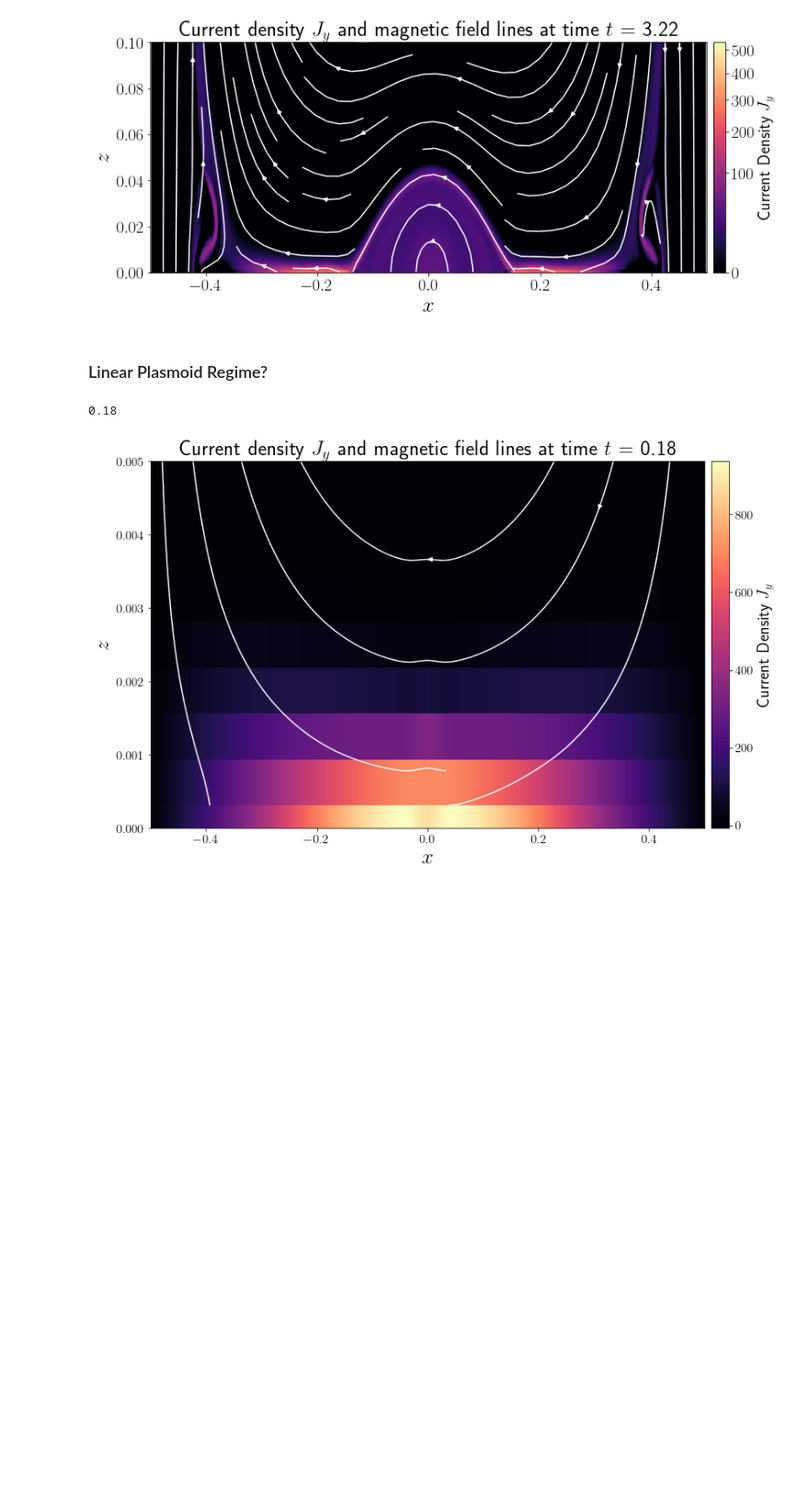
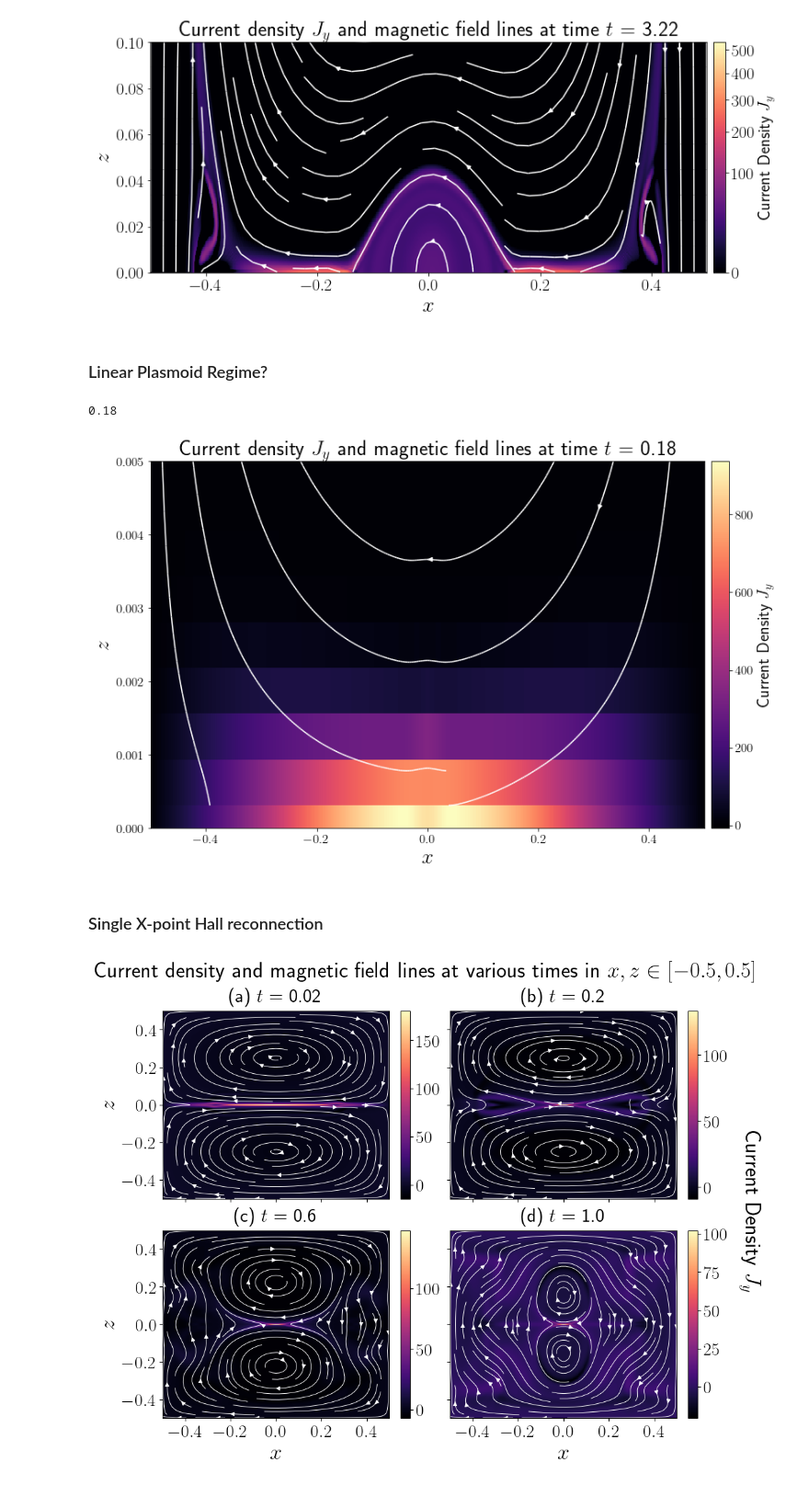
Before and after one commit to conanliptortt/MMath-Project-CL, a Jupyter notebook: Current_Magnetic_Field_Lines/current_mag_field.ipynb, the cells around one changed output. Shown at 92% size. Drawn from its saved outputs; the diff is of its cells as text; code cells hidden in the pictures; blank space fills up the shorter version.

```diff
--- a/Current_Magnetic_Field_Lines/current_mag_field.ipynb
+++ b/Current_Magnetic_Field_Lines/current_mag_field.ipynb
@@ -12,7 +12,7 @@ import glob as glob
 %matplotlib inline
 from mpl_toolkits.axes_grid1 import make_axes_locatable
 # %%
-hard_drive = '/volumes/My Passport/MMath Project/sim_800_15'
+hard_drive = '/local_raid/honproj2/conan/sim_3_hall'
 os.chdir(hard_drive)
 
 
@@ -227,7 +227,7 @@ def current_mag_field_lines_mult_fd(d_values, data_dir):
         current = data.Current_Jz.data
 
         X, Y = np.meshgrid(xb, yb, indexing='ij')
-        pcm = ax.pcolormesh(X, Y, current, norm=norm, cmap='magma')
+        pcm = ax.pcolormesh(X, Y, current, cmap='magma')
 
         # Plot magentic field lines
         g_mid = data.Grid_Grid_mid
@@ -238,7 +238,7 @@ def current_mag_field_lines_mult_fd(d_values, data_dir):
         Bxc = data.Magnetic_Field_Bx_centred.data
         Byc = data.Magnetic_Field_By_centred.data
 
-        ax.streamplot(X, Y, np.transpose(Bxc), np.transpose(Byc), color='white', minlength=0.1, density=1)
+        ax.streamplot(X, Y, np.transpose(Bxc), np.transpose(Byc), color='white',linewidth=0.7, minlength=0.1, density=1)
 
         # Plot time on graph explicitly
         t = data.Last_dump_time_requested.data
@@ -249,7 +249,7 @@ def current_mag_field_lines_mult_fd(d_values, data_dir):
         ax.set_ylim(-0.5, 0.5)
         ax.set_xlim(-0.5, 0.5)
 
-        ax.set_title(letters[index]+ r' $t=$' + f' {np.round(t,2)}', size=18)
+        ax.set_title(letters[index]+ r' $t=$' + f' {np.round(t,2)}', size=22, pad=10)
         # Use MaxNLocator to limit the number of ticks
         ax.xaxis.set_major_locator(MaxNLocator(integer=True, nbins=5))
         ax.yaxis.set_major_locator(MaxNLocator(integer=True, nbins=5))
@@ -259,26 +259,26 @@ def current_mag_field_lines_mult_fd(d_values, data_dir):
             ax.set_xticklabels([])
         if index % 2 != 0:  # Right two plots
             ax.set_yticklabels([])
+        fig.colorbar(pcm, ax=ax, orientation='vertical')
 
 
-
-    axs[1, 1].set_xlabel('$x$', size=20)
-    axs[1, 0].set_xlabel('$x$', size=20)
-    axs[0, 0].set_ylabel('$z$', size=20)
-    axs[1, 0].set_ylabel('$z$', size=20)
+    axs[1, 1].set_xlabel('$x$', size=25)
+    axs[1, 0].set_xlabel('$x$', size=25)
+    axs[0, 0].set_ylabel('$z$', size=25)
+    axs[1, 0].set_ylabel('$z$', size=25)
     axs[1, 0].tick_params(left=True, labelleft=True, bottom=True, labelbottom=True)
 
 
     # Place a color bar at the right-hand side of the figure
-    cbar=fig.colorbar(pcm, ax=axs,norm=norm, orientation='vertical', pad=0.02, aspect=30)
-    tick_locations = np.linspace(global_min, global_max, num=5)  # Example with 5 ticks
-    cbar.set_ticks(tick_locations)
+    #cbar=fig.colorbar(pcm, ax=axs,norm=norm, orientation='vertical', pad=0.02, aspect=30)
+    #tick_locations = np.linspace(global_min, global_max, num=5)  # Example with 5 ticks
+    #cbar.set_ticks(tick_locations)
     # Set custom labels for each tick
-    cbar.set_ticklabels([f"{tick:.0f}" for tick in tick_locations])
-    cbar.set_label(r' Current Density $J_y$', size=20)
+    #cbar.set_ticklabels([f"{tick:.0f}" for tick in tick_locations])
+    #cbar.set_label(r' Current Density $J_y$', size=20)
 
-    fig.suptitle(r'Current density and magnetic field lines at various times in $x,z \in [-0.5,0.5]$', size=20)
-
+    fig.suptitle(r'Current density and magnetic field lines at various times in $x,z \in [-0.5,0.5]$', size=25, x=0.52)
+    fig.text(x=1.03, y=0.5, s=r'Current Density $J_y$', rotation=270, ha='center', va='center', fontsize=25)
     return fig
 # %%
 fig = current_mag_field_lines_mult_fd([125,145,195,210], data_dir)
@@ -306,3 +306,10 @@ fig = current_mag_field(9, data_dir)
 [figure]
 # %%
 fig.savefig('linear_plasmoid_regime.png', bbox_inches='tight')
+# %% [markdown]
+### Single X-point Hall reconnection
+# %%
+fig = current_mag_field_lines_mult_fd([1,10,30, 50], data_dir)
+fig.savefig('x_point_geom_fd.png', bbox_inches='tight')
+# %% [output]
+[figure, added]
```
